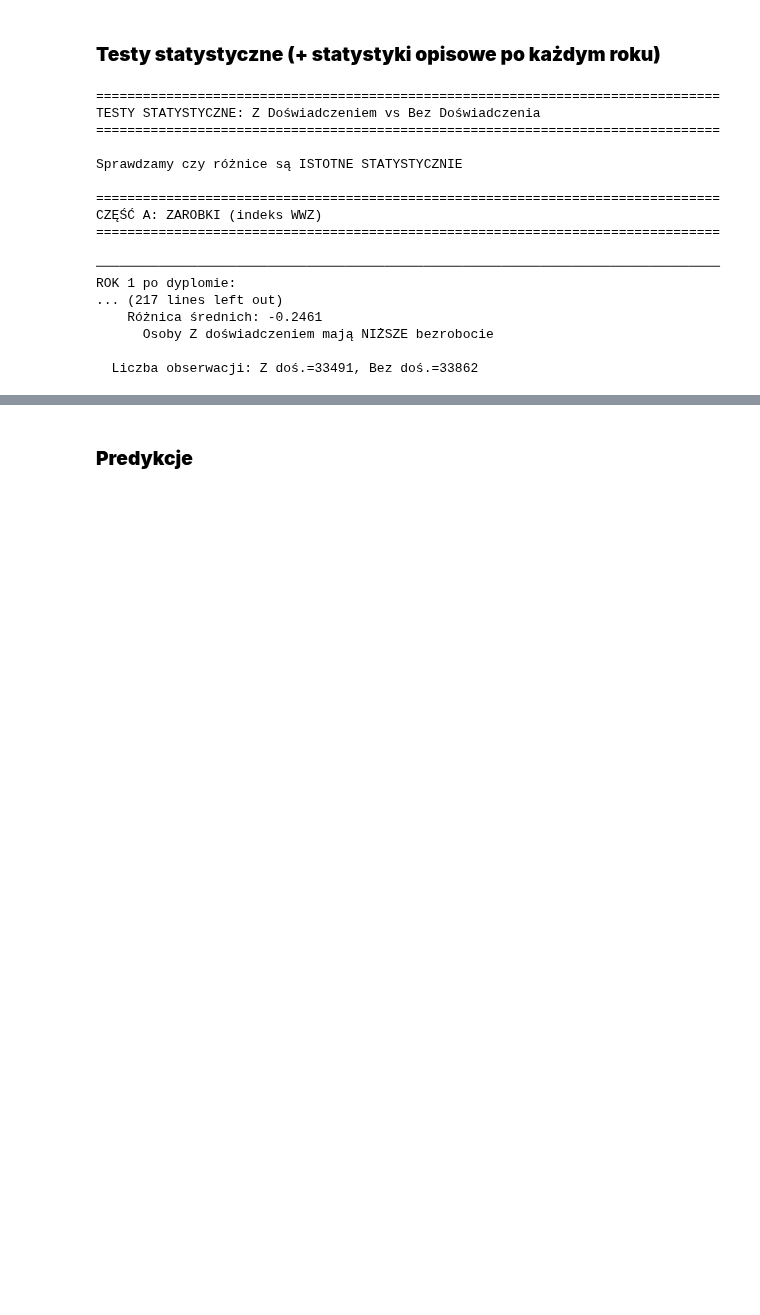
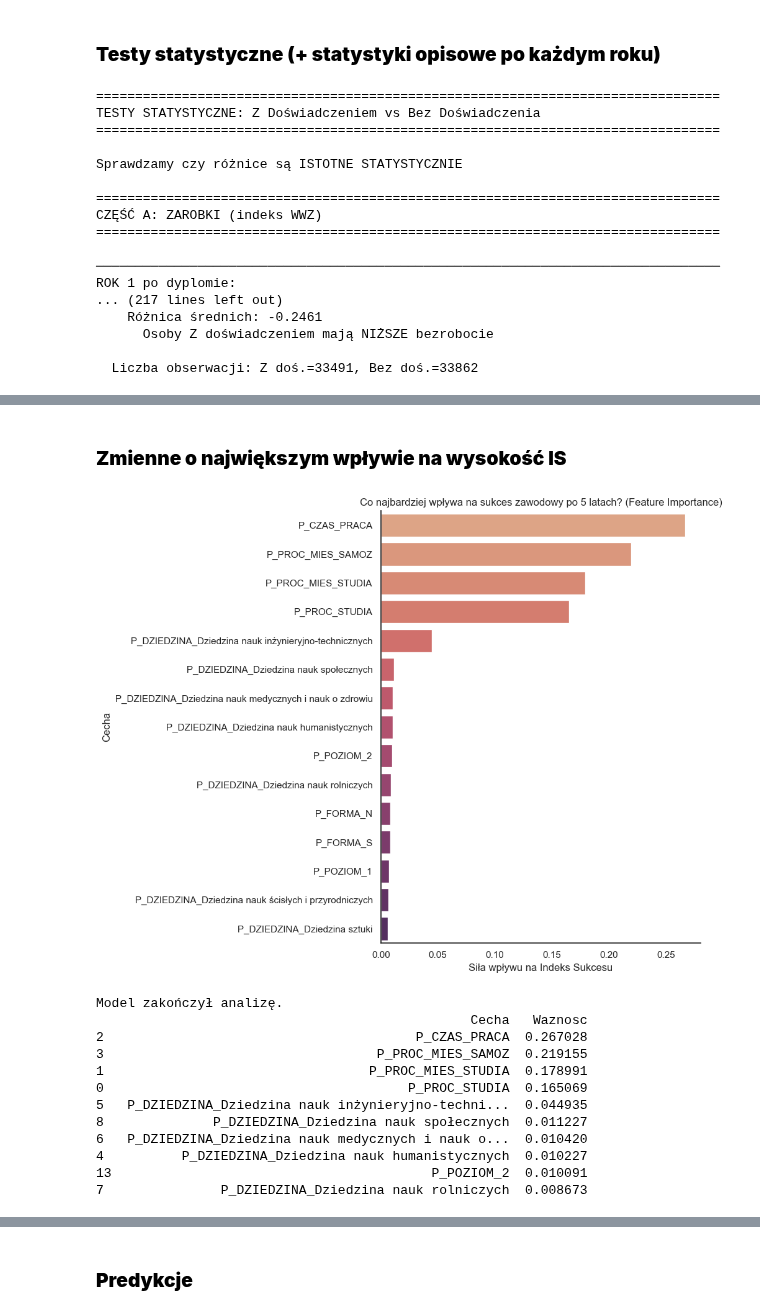
Before and after one commit to miriam265/Analiza-danych-w-R-i-Python, a Jupyter notebook: projekt_finalny.ipynb, the cells around one changed output, grey strips where cells are left out. Drawn from its saved outputs; the diff is of its cells as text; code cells hidden in the pictures; blank space fills up the shorter version.

```diff
--- a/projekt_finalny.ipynb
+++ b/projekt_finalny.ipynb
@@ -460,0 +834,74 @@ ROK 1:
+# %% [markdown]
+### **Zmienne o największym wpływie na wysokość IS**
+# %%
+###CHUNK 9
+# 1. Lista zweryfikowanych cech (Features) istniejących w pliku
+features = [
+    'P_DZIEDZINA',         # Dziedzina nauki
+    'P_POZIOM',            # Poziom studiów (I, II, jednolite)
+    'P_FORMA',             # Forma (stacjonarne / niestacjonarne)
+    'P_PROC_STUDIA',       # % osób pracujących na studiach
+    'P_PROC_MIES_STUDIA',  # Intensywność pracy na studiach (% miesięcy)
+    'P_CZAS_PRACA',        # Czas szukania pierwszej pracy
+    'P_CZY_PRACA_MUNDUR',  # Czy praca w służbach mundurowych
+    'P_PROC_MIES_SAMOZ'    # Intensywność samozatrudnienia
+]
+
+# 2. Przygotowanie danych i celu
+# Obliczamy Indeks Sukcesu dla 5. roku (P5) dla grupy z doświadczeniem
+
+wwz_p5 = pd.to_numeric(df_orig['P_WWZ_DOSW_P5'], errors='coerce')
+wwb_p5 = pd.to_numeric(df_orig['P_WWB_DOSW_P5'], errors='coerce')
+
+# Odwrócony WWB: im niższe bezrobocie, tym wyższa wartość
+wwb_rev_p5 = 1 - wwb_p5
+
+# IS_TARGET = średnia z WWZ i odwróconego WWB (równe wagi 0.5 / 0.5)
+df_orig['IS_TARGET'] = 0.5 * wwz_p5 + 0.5 * wwb_rev_p5
+
+# Wybieramy dane i usuwamy wiersze, gdzie nie udało się obliczyć indeksu
+df_model = df_orig[features + ['IS_TARGET']].dropna(subset=['IS_TARGET'])
+
+X_raw = df_model[features]
+y = df_model['IS_TARGET']
+
+# 3. Kodowanie zmiennych tekstowych
+X = pd.get_dummies(X_raw, columns=['P_DZIEDZINA', 'P_POZIOM', 'P_FORMA', 'P_CZY_PRACA_MUNDUR'])
+
+# Uzupełnienie ewentualnych braków w cechach średnią
+X = X.fillna(X.median())
+
+# 4. Trenowanie modelu
+model = RandomForestRegressor(n_estimators=100, random_state=42)
+model.fit(X, y)
+
+# 5. Ranking ważności
+importance = pd.DataFrame({
+    'Cecha': X.columns,
+    'Waznosc': model.feature_importances_
+}).sort_values('Waznosc', ascending=False)
+
+# 6. Wizualizacja
+plt.figure(figsize=(10, 8))
+sns.barplot(data=importance.head(15), x='Waznosc', y='Cecha', palette='flare')
+plt.title('Co najbardziej wpływa na sukces zawodowy po 5 latach? (Feature Importance)')
+plt.xlabel('Siła wpływu na Indeks Sukcesu')
+plt.tight_layout()
+plt.show()
+
+print("Model zakończył analizę.")
+print(importance.head(10))
+# %% [output]
+[figure, added]
+Model zakończył analizę.
+                                                Cecha   Waznosc
+2                                        P_CZAS_PRACA  0.267028
+3                                   P_PROC_MIES_SAMOZ  0.219155
+1                                  P_PROC_MIES_STUDIA  0.178991
+0                                       P_PROC_STUDIA  0.165069
+5   P_DZIEDZINA_Dziedzina nauk inżynieryjno-techni...  0.044935
+8              P_DZIEDZINA_Dziedzina nauk społecznych  0.011227
+6   P_DZIEDZINA_Dziedzina nauk medycznych i nauk o...  0.010420
+4          P_DZIEDZINA_Dziedzina nauk humanistycznych  0.010227
+13                                         P_POZIOM_2  0.010091
+7               P_DZIEDZINA_Dziedzina nauk rolniczych  0.008673
```
Also changed, not shown: parts of 60 cells of this notebook.
